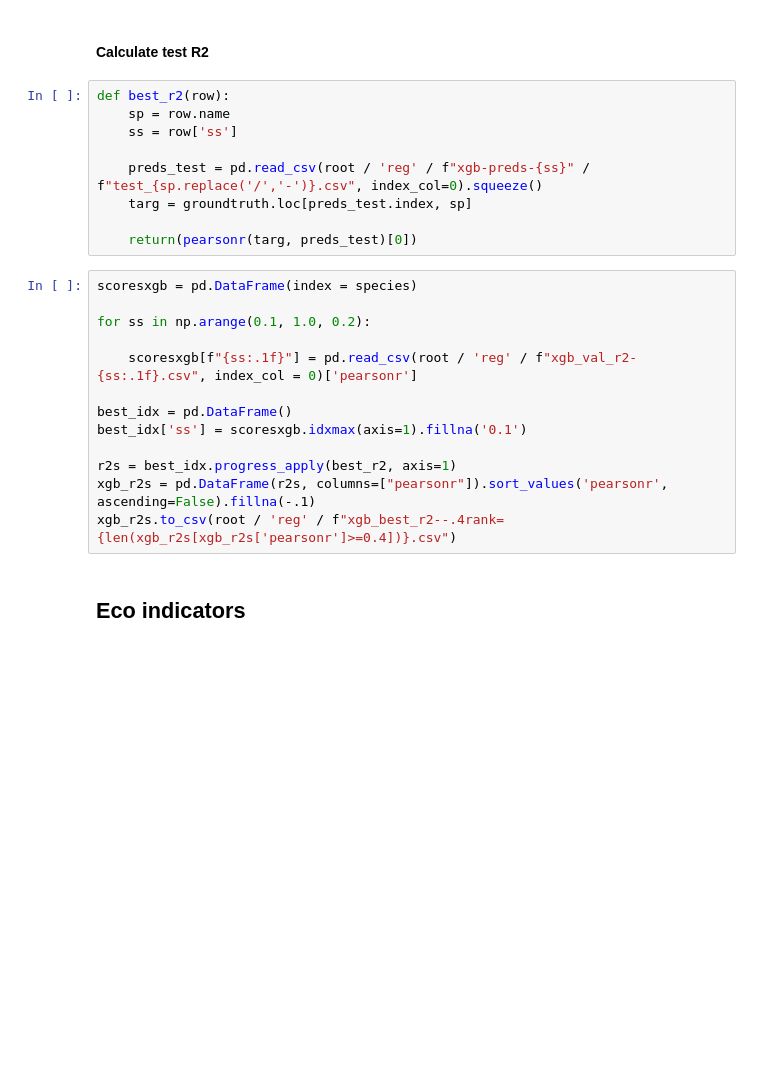
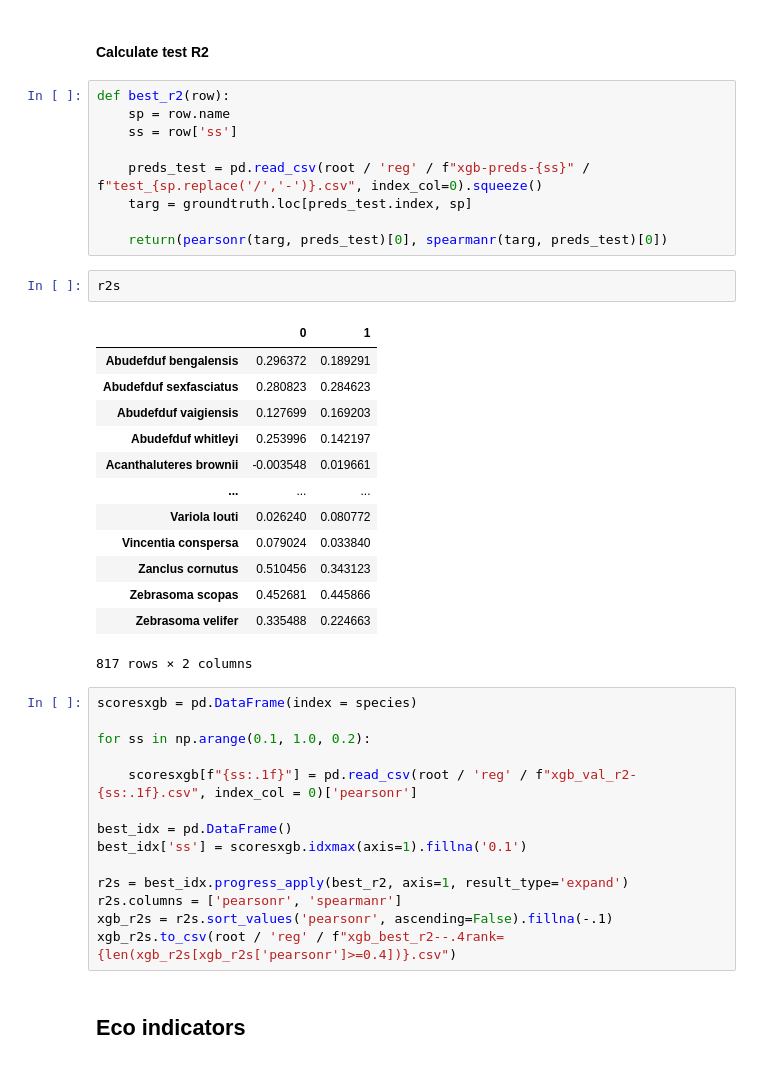
Before and after one commit to morand-g/malpolon-marbec, a Jupyter notebook: examples/RLS/RLS2 - Baselines.ipynb, the cells around one changed output. Saved outputs shown, nothing was run; the diff lists cells and outputs as text; blank space fills up the shorter version.

```diff
--- a/examples/RLS/RLS2 - Baselines.ipynb
+++ b/examples/RLS/RLS2 - Baselines.ipynb
@@ -271,7 +271,23 @@ def best_r2(row):
     preds_test = pd.read_csv(root / 'reg' / f"xgb-preds-{ss}" / f"test_{sp.replace('/','-')}.csv", index_col=0).squeeze()
     targ = groundtruth.loc[preds_test.index, sp]
 
-    return(pearsonr(targ, preds_test)[0])
+    return(pearsonr(targ, preds_test)[0], spearmanr(targ, preds_test)[0])
+# %%
+r2s
+# %% [output]
+|  | 0 | 1 |
+| Abudefduf bengalensis | 0.296372 | 0.189291 |
+| Abudefduf sexfasciatus | 0.280823 | 0.284623 |
+| Abudefduf vaigiensis | 0.127699 | 0.169203 |
+| Abudefduf whitleyi | 0.253996 | 0.142197 |
+| Acanthaluteres brownii | -0.003548 | 0.019661 |
+| ... | ... | ... |
+| Variola louti | 0.026240 | 0.080772 |
+| Vincentia conspersa | 0.079024 | 0.033840 |
+| Zanclus cornutus | 0.510456 | 0.343123 |
+| Zebrasoma scopas | 0.452681 | 0.445866 |
+| Zebrasoma velifer | 0.335488 | 0.224663 |
+817 rows × 2 columns
 # %%
 scoresxgb = pd.DataFrame(index = species)
 
@@ -282,8 +298,9 @@ for ss in np.arange(0.1, 1.0, 0.2):
 best_idx = pd.DataFrame()
 best_idx['ss'] = scoresxgb.idxmax(axis=1).fillna('0.1')
 
-r2s = best_idx.progress_apply(best_r2, axis=1)
-xgb_r2s = pd.DataFrame(r2s, columns=["pearsonr"]).sort_values('pearsonr', ascending=False).fillna(-.1)
+r2s = best_idx.progress_apply(best_r2, axis=1, result_type='expand')
+r2s.columns = ['pearsonr', 'spearmanr']
+xgb_r2s = r2s.sort_values('pearsonr', ascending=False).fillna(-.1)
 xgb_r2s.to_csv(root / 'reg' / f"xgb_best_r2--.4rank={len(xgb_r2s[xgb_r2s['pearsonr']>=0.4])}.csv")
 # %% [markdown]
 ## Eco indicators
```
Also changed, not shown: 2 other files.
